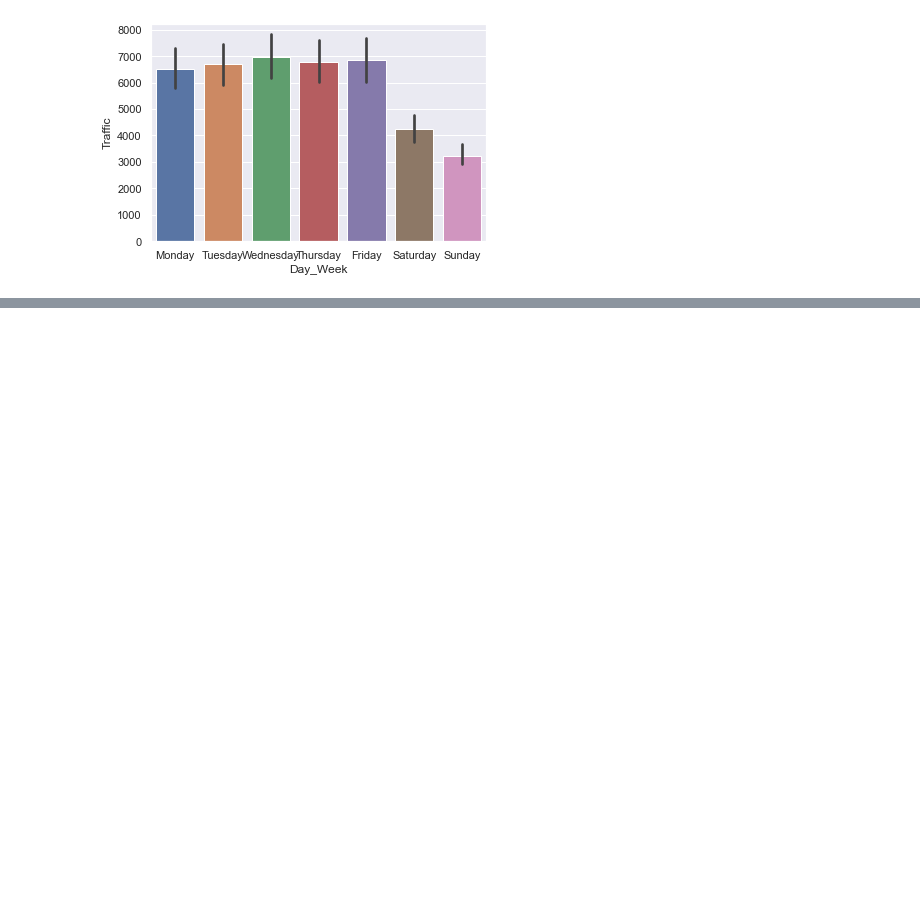
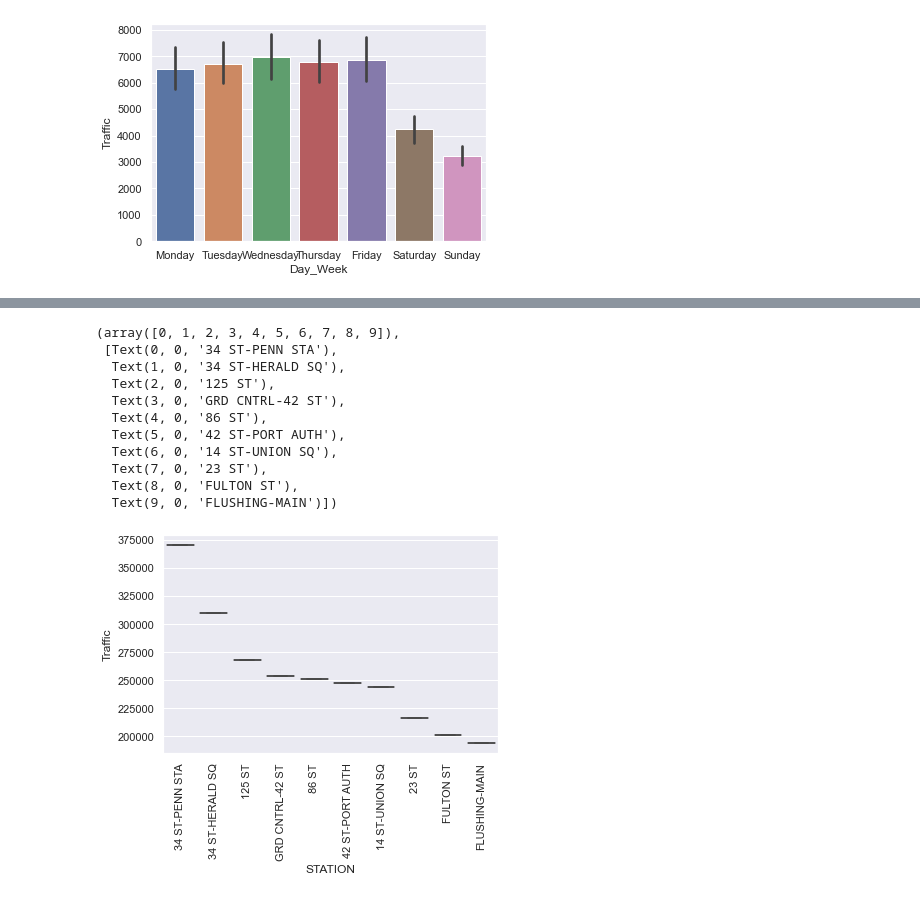
Before and after one commit to tanpengshi/Metis_Project_1_Exploratory_Data_Analysis, a Jupyter notebook: Xinni_Folder/P1-Copy1.ipynb, the cells around one changed output, grey strips where cells are left out. Drawn from its saved outputs; the diff is of its cells as text; code cells hidden in the pictures; blank space fills up the shorter version.

```diff
--- a/Xinni_Folder/P1-Copy1.ipynb
+++ b/Xinni_Folder/P1-Copy1.ipynb
@@ -369,0 +449,4 @@ sns.boxplot(data=STraffic_df);
+# %%
+totalTraffic =DTraffic_df.groupby(['STATION'])['Traffic'].sum()
+TotalTraffic_df = totalTraffic.reset_index()
+TotalTraffic_df.sort_values(by = ["Traffic"], ascending=False).head(10)
@@ -370,3 +465,19 @@ sns.boxplot(data=STraffic_df);
+# %%
+sns.boxplot(x ="STATION", y="Traffic",data=TotalTraffic_df.sort_values(by = ["Traffic"], ascending=False).head(10));
+plt.xticks(rotation='vertical')
+# %% [output]
+(array([0, 1, 2, 3, 4, 5, 6, 7, 8, 9]),
+ [Text(0, 0, '34 ST-PENN STA'),
+  Text(1, 0, '34 ST-HERALD SQ'),
+  Text(2, 0, '125 ST'),
+  Text(3, 0, 'GRD CNTRL-42 ST'),
+  Text(4, 0, '86 ST'),
+  Text(5, 0, '42 ST-PORT AUTH'),
+  Text(6, 0, '14 ST-UNION SQ'),
+  Text(7, 0, '23 ST'),
+  Text(8, 0, 'FULTON ST'),
+  Text(9, 0, 'FLUSHING-MAIN')])
+[figure, added]
 # %%
 #df1.to_csv("dailytraffic.csv")
 # %%
```
Also changed, not shown: parts of 16 cells of this notebook.
